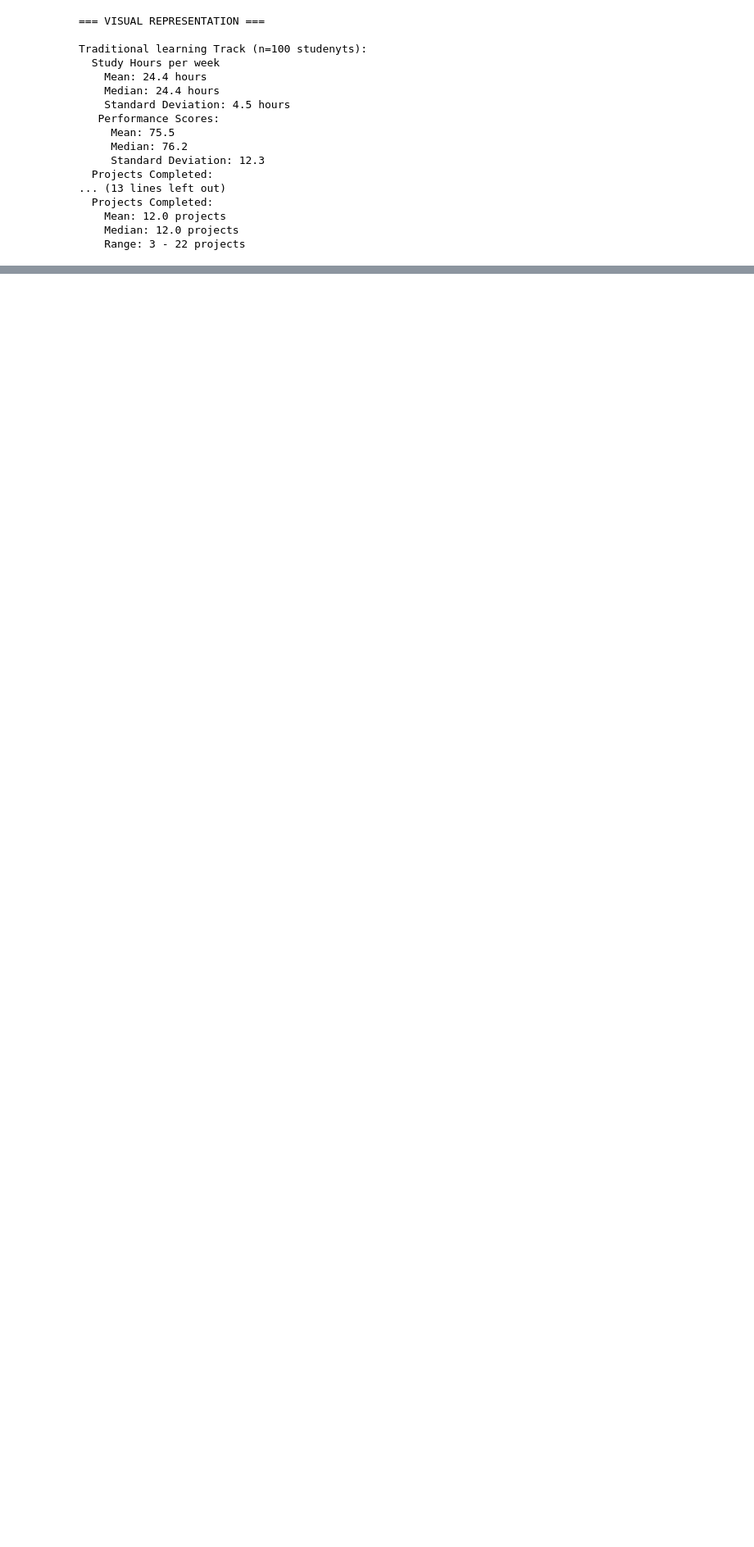
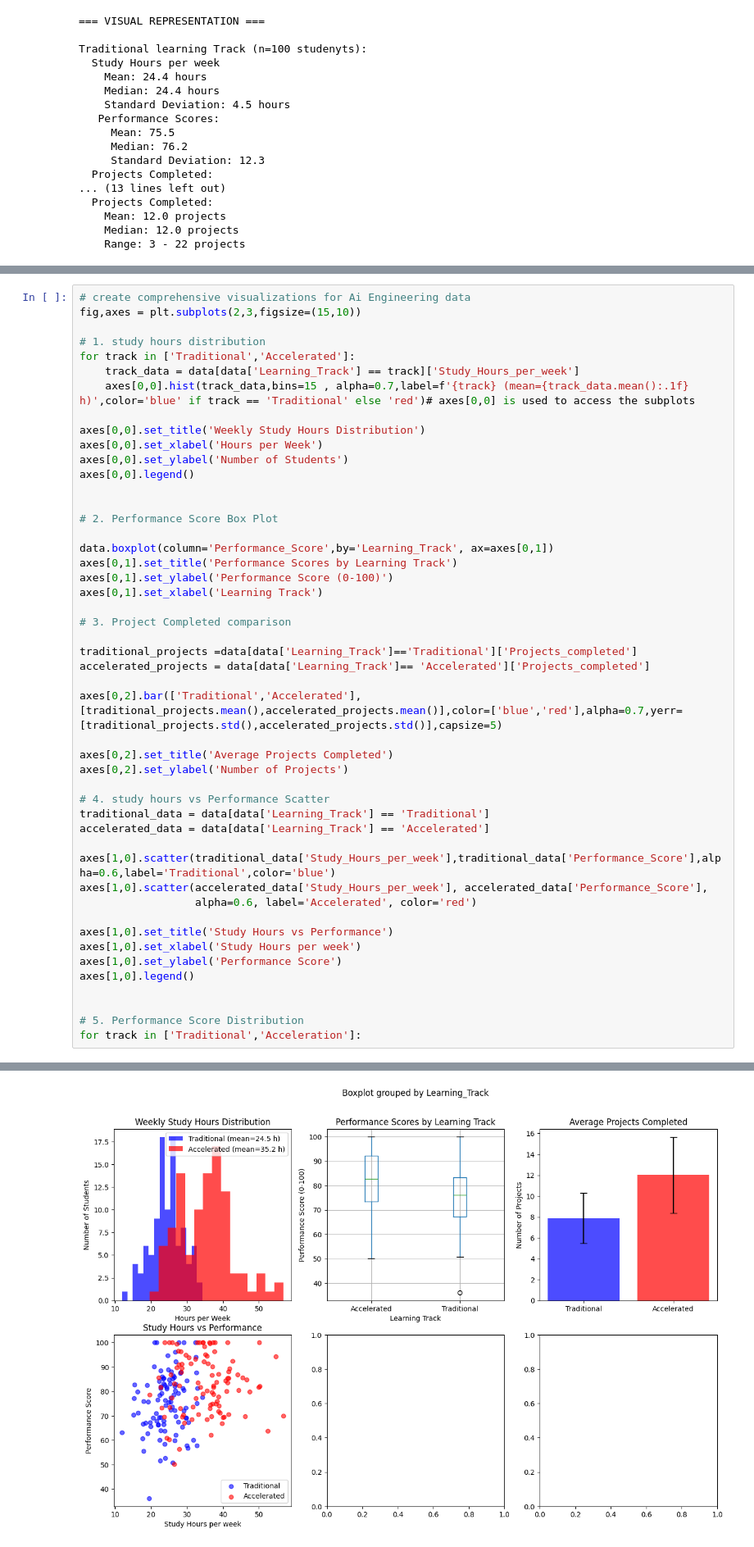
Before and after one commit to bissakaAI/DataAndData_analysis, a Jupyter notebook: Task_folder/pandas/statistics/workingwithstat.ipynb, the cells around one changed output, grey strips where cells are left out. Shown at 82% size. Saved outputs shown, nothing was run; the diff lists cells and outputs as text; blank space fills up the shorter version.

Commit message:
plot1

```diff
--- a/Task_folder/pandas/statistics/workingwithstat.ipynb
+++ b/Task_folder/pandas/statistics/workingwithstat.ipynb
@@ -211,0 +341,49 @@ Traditional learning Track (n=100 studenyts):
+# %%
+# create comprehensive visualizations for Ai Engineering data
+fig,axes = plt.subplots(2,3,figsize=(15,10))
+
+# 1. study hours distribution
+for track in ['Traditional','Accelerated']:
+    track_data = data[data['Learning_Track'] == track]['Study_Hours_per_week']
+    axes[0,0].hist(track_data,bins=15 , alpha=0.7,label=f'{track} (mean={track_data.mean():.1f} h)',color='blue' if track == 'Traditional' else 'red')# axes[0,0] is used to access the subplots
+
+axes[0,0].set_title('Weekly Study Hours Distribution')
+axes[0,0].set_xlabel('Hours per Week')
+axes[0,0].set_ylabel('Number of Students')
+axes[0,0].legend()
+
+
+# 2. Performance Score Box Plot
+
+data.boxplot(column='Performance_Score',by='Learning_Track', ax=axes[0,1])
+axes[0,1].set_title('Performance Scores by Learning Track')
+axes[0,1].set_ylabel('Performance Score (0-100)')
+axes[0,1].set_xlabel('Learning Track')
+
+# 3. Project Completed comparison
+
+traditional_projects =data[data['Learning_Track']=='Traditional']['Projects_completed']
+accelerated_projects = data[data['Learning_Track']== 'Accelerated']['Projects_completed']
+
+axes[0,2].bar(['Traditional','Accelerated'],[traditional_projects.mean(),accelerated_projects.mean()],color=['blue','red'],alpha=0.7,yerr=[traditional_projects.std(),accelerated_projects.std()],capsize=5)
+
+axes[0,2].set_title('Average Projects Completed')
+axes[0,2].set_ylabel('Number of Projects')
+
+# 4. study hours vs Performance Scatter
+traditional_data = data[data['Learning_Track'] == 'Traditional']
+accelerated_data = data[data['Learning_Track'] == 'Accelerated']
+
+axes[1,0].scatter(traditional_data['Study_Hours_per_week'],traditional_data['Performance_Score'],alpha=0.6,label='Traditional',color='blue')
+axes[1,0].scatter(accelerated_data['Study_Hours_per_week'], accelerated_data['Performance_Score'],
+                  alpha=0.6, label='Accelerated', color='red')
+
+axes[1,0].set_title('Study Hours vs Performance')
+axes[1,0].set_xlabel('Study Hours per week')
+axes[1,0].set_ylabel('Performance Score')
+axes[1,0].legend()
+
+
+# 5. Performance Score Distribution
+for track in ['Traditional','Acceleration']:
+# %% [output]
@@ -211,0 +391 @@ Traditional learning Track (n=100 studenyts):
+[figure, added]
```
Also changed, not shown: parts of 10 cells of this notebook.
